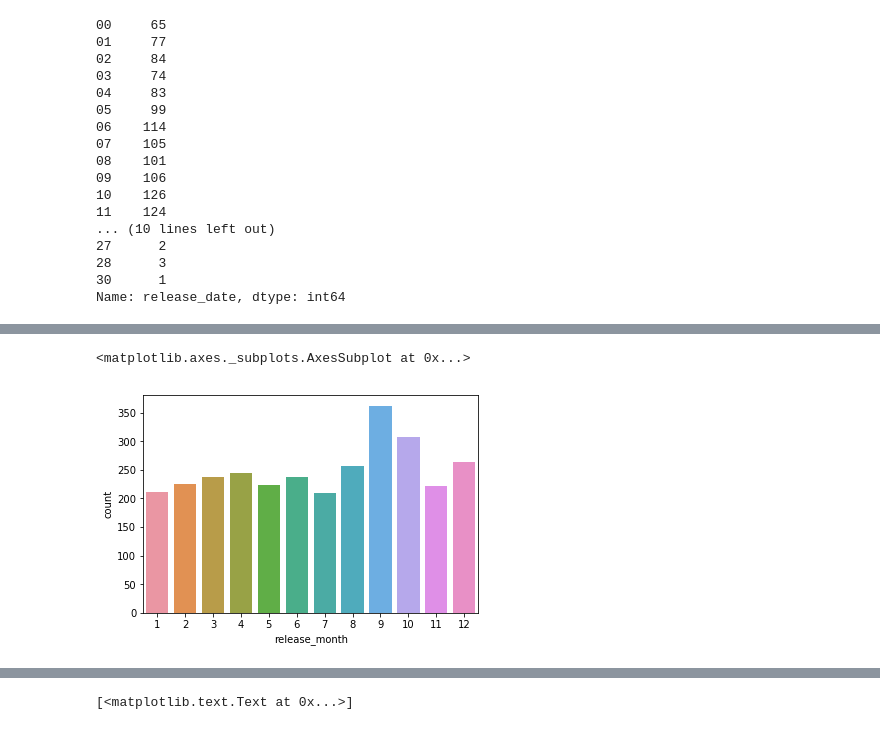
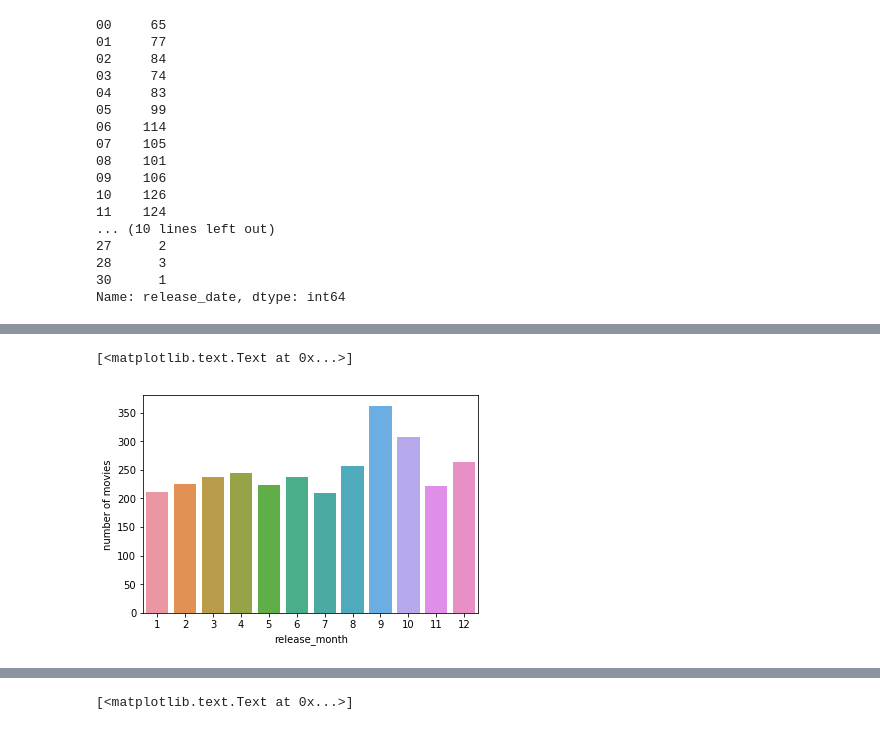
Before and after one commit to sumitdas1984/Kaggle-TMDB-Box-Office, a Jupyter notebook: notebooks/exploratory_data_analysis.ipynb, the cells around one changed output, grey strips where cells are left out. Cells and saved outputs as stored; diff of their text form; code cells hidden in the pictures.

```diff
--- a/notebooks/exploratory_data_analysis.ipynb
+++ b/notebooks/exploratory_data_analysis.ipynb
@@ -169,7 +171,8 @@ for index, label in enumerate(fig.xaxis.get_ticklabels()):
-# %%
-sns.countplot(train.release_month)
-# %% [output]
-<matplotlib.axes._subplots.AxesSubplot at 0x...>
-[figure, removed]
+# %%
+fig = sns.countplot(train.release_month)
+fig.set(ylabel='number of movies')
+# %% [output]
+[<matplotlib.text.Text at 0x...>]
+[figure, added]
 # %%
 fig = sns.countplot(train.release_year)
```
Also changed, not shown: parts of 31 cells of this notebook.
